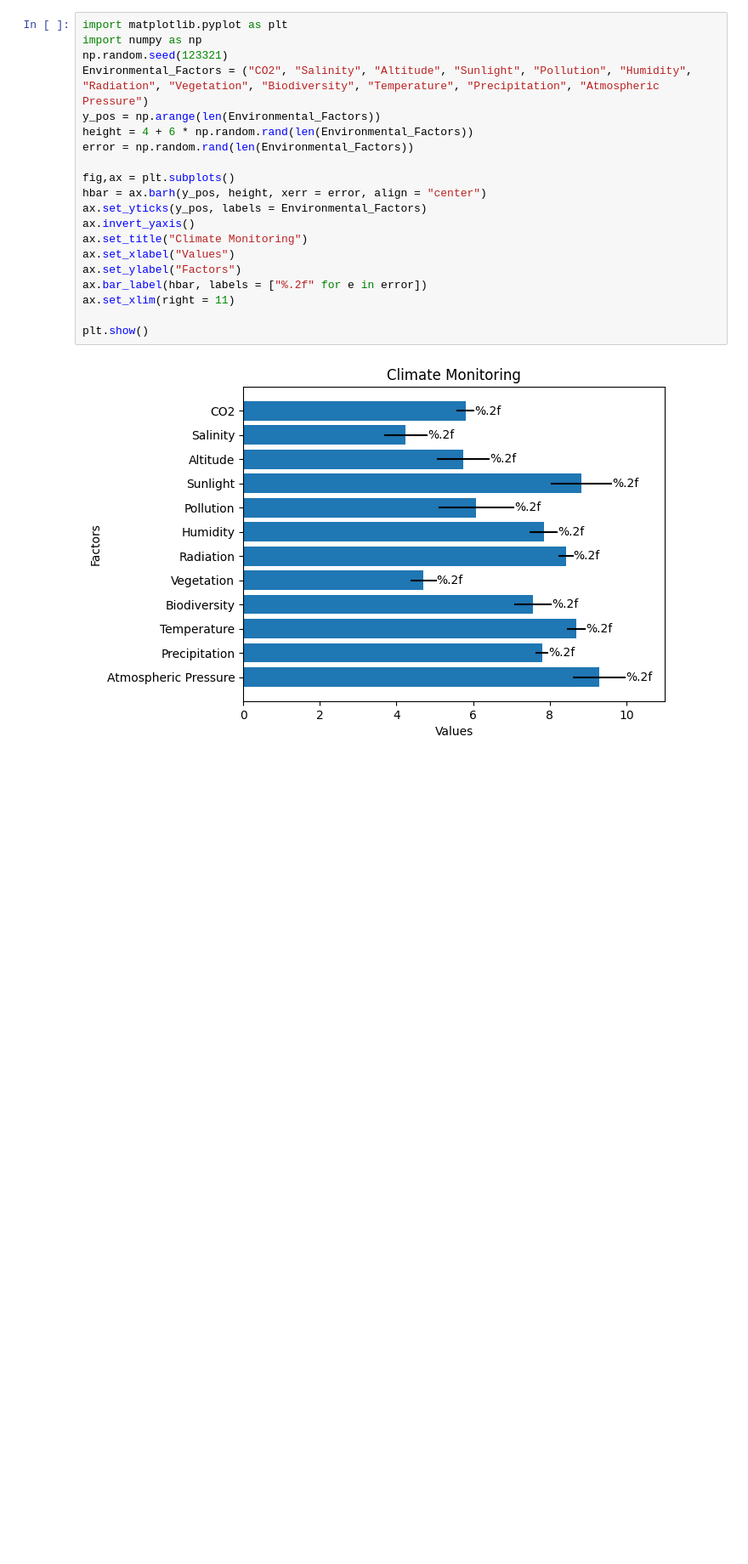
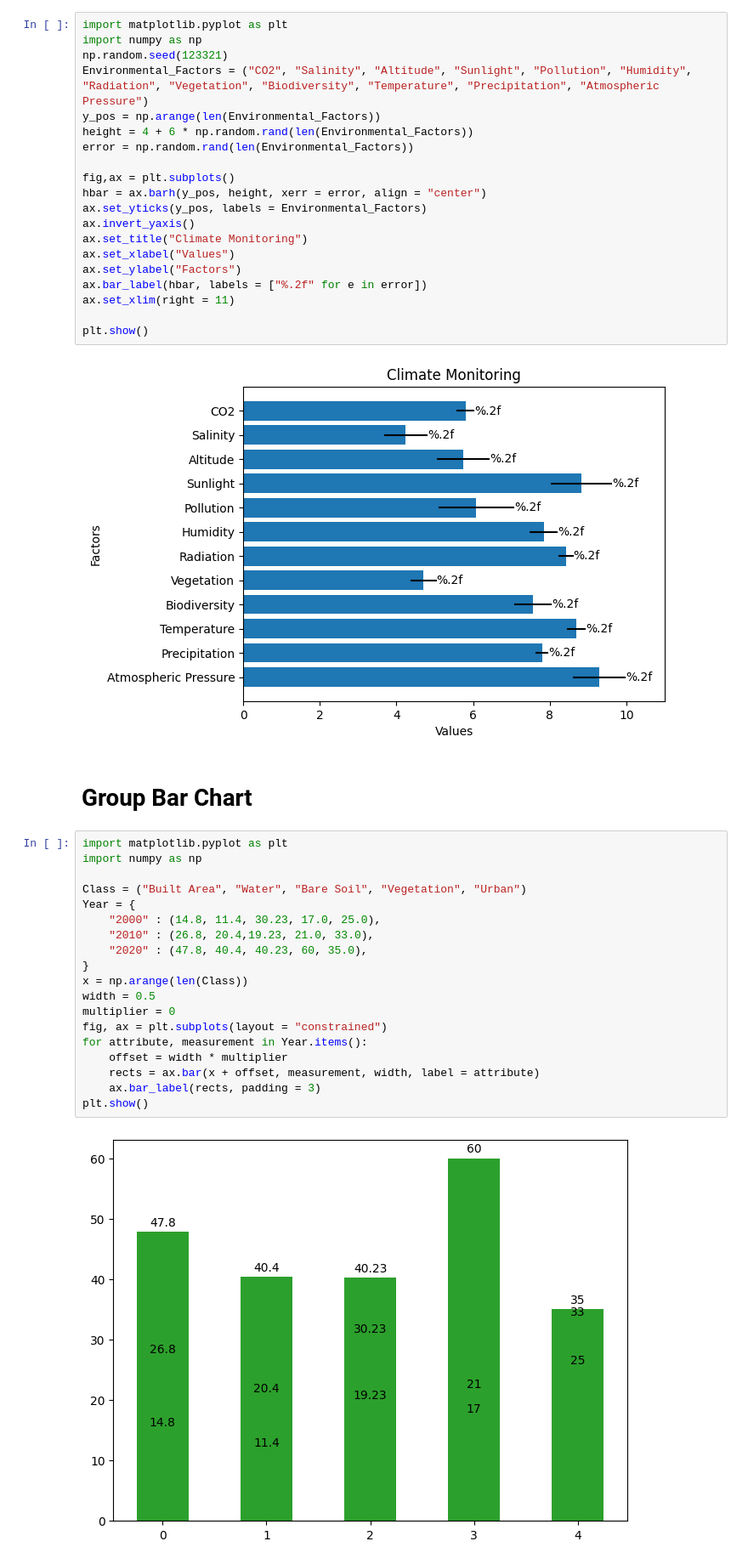
Before and after one commit to SunshineIDR/Matplotlib, a Jupyter notebook: MatPlotLib.ipynb, the cells around one changed output. Shown at 85% size. Saved outputs shown, nothing was run; the diff lists cells and outputs as text; blank space fills up the shorter version.

Commit message:
LCLU Grouped

```diff
--- a/MatPlotLib.ipynb
+++ b/MatPlotLib.ipynb
@@ -1416,3 +1416,26 @@ ax.set_xlim(right = 11)
 plt.show()
 # %% [output]
 [figure]
+# %% [markdown]
+# Group Bar Chart
+# %%
+import matplotlib.pyplot as plt
+import numpy as np
+
+Class = ("Built Area", "Water", "Bare Soil", "Vegetation", "Urban")
+Year = {
+    "2000" : (14.8, 11.4, 30.23, 17.0, 25.0),
+    "2010" : (26.8, 20.4,19.23, 21.0, 33.0),
+    "2020" : (47.8, 40.4, 40.23, 60, 35.0),
+}
+x = np.arange(len(Class))
+width = 0.5
+multiplier = 0
+fig, ax = plt.subplots(layout = "constrained")
+for attribute, measurement in Year.items():
+    offset = width * multiplier
+    rects = ax.bar(x + offset, measurement, width, label = attribute)
+    ax.bar_label(rects, padding = 3)
+plt.show()
+# %% [output]
+[figure, added]
```
Also changed, not shown: parts of 18 cells of this notebook.
